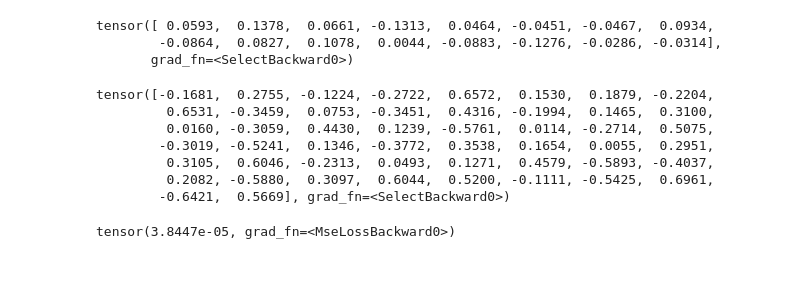
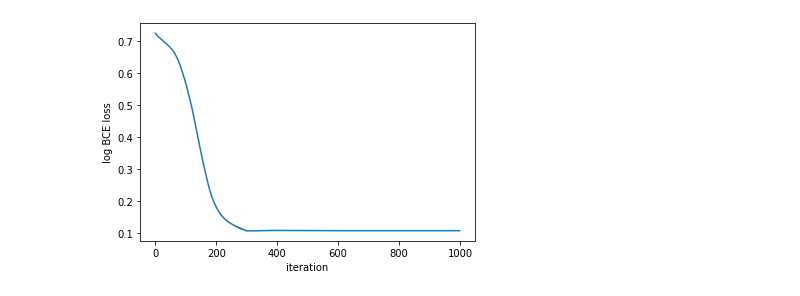
Before and after one commit to Karlmyh/torch-template, a Jupyter notebook: NN.ipynb, the cells around one changed output. Saved outputs shown, nothing was run; the diff lists cells and outputs as text; code cells hidden in the pictures; blank space fills up the shorter version.

```diff
--- a/NN.ipynb
+++ b/NN.ipynb
@@ -72,0 +46,23 @@ Result: y = 0.0005028784507885575 + 0.8550434112548828 x + 0.0005029808962717652
+# %%
+
+def setup_seed(seed):
+    torch.manual_seed(seed)
+    torch.cuda.manual_seed_all(seed)
+    np.random.seed(seed)
+    random.seed(seed)
+    torch.backends.cudnn.deterministic = True
+# 设置随机数种子
+setup_seed(1)
+
+# generation of training and test data
+x1,y1=generaet_data(corval,beta_1,n1,p)
+x2,y2=generaet_data(corval,beta_2,n2,p)
+x3,y3=generaet_data(corval,beta_3,n3,p)
+
+train_x1, test_x1, train_y1, test_y1= train_test_split(x1,y1, test_size=0.2, random_state=1)
+train_x2, test_x2, train_y2, test_y2= train_test_split(x2,y2, test_size=0.2, random_state=1)
+train_x3, test_x3, train_y3, test_y3= train_test_split(x3,y3, test_size=0.2, random_state=1)
+
+#test_x1,test_y1=generaet_data(corval,beta_1,n_test,p)
+#test_x2,test_y2=generaet_data(corval,beta_2,n_test,p)
+#test_x3,test_y3=generaet_data(corval,beta_3,n_test,p)
@@ -73 +222,11 @@ Result: y = 0.0005028784507885575 + 0.8550434112548828 x + 0.0005029808962717652
+# %%
+# decaying curve of loss
+## in log scale
+
+fig, ax = plt.subplots()
+_=ax.plot(np.log(BCE))
+_=ax.set_xlabel("iteration")
+_=ax.set_ylabel("log BCE loss")
+# %% [output]
+[figure, added]
 # %%
@@ -119,25 +318,0 @@ for t in range(2000):
-# %%
-[x for x in model.linear2.parameters()][0][:,0]
-[x for x in model.linear2.parameters()][0][:,1:]
-[x for x in model.linear2.parameters()][0][:,:3]
-# %% [output]
-tensor([ 0.0593,  0.1378,  0.0661, -0.1313,  0.0464, -0.0451, -0.0467,  0.0934,
-        -0.0864,  0.0827,  0.1078,  0.0044, -0.0883, -0.1276, -0.0286, -0.0314],
-       grad_fn=<SelectBackward0>)
-# %%
-[x for x in model.linear1.parameters()][0][:,0]
-# %% [output]
-tensor([-0.1681,  0.2755, -0.1224, -0.2722,  0.6572,  0.1530,  0.1879, -0.2204,
-         0.6531, -0.3459,  0.0753, -0.3451,  0.4316, -0.1994,  0.1465,  0.3100,
-         0.0160, -0.3059,  0.4430,  0.1239, -0.5761,  0.0114, -0.2714,  0.5075,
-        -0.3019, -0.5241,  0.1346, -0.3772,  0.3538,  0.1654,  0.0055,  0.2951,
-         0.3105,  0.6046, -0.2313,  0.0493,  0.1271,  0.4579, -0.5893, -0.4037,
-         0.2082, -0.5880,  0.3097,  0.6044,  0.5200, -0.1111, -0.5425,  0.6961,
-        -0.6421,  0.5669], grad_fn=<SelectBackward0>)
-# %%
-test_inputs = torch.rand(1000).reshape(-1,2)
-test_targets = test_inputs.sum(axis=1).reshape(-1,1)
-
-F.mse_loss(model(test_inputs)[0],test_targets)
-# %% [output]
-tensor(3.8447e-05, grad_fn=<MseLossBackward0>)
```
Also changed, not shown: parts of 12 cells of this notebook.
